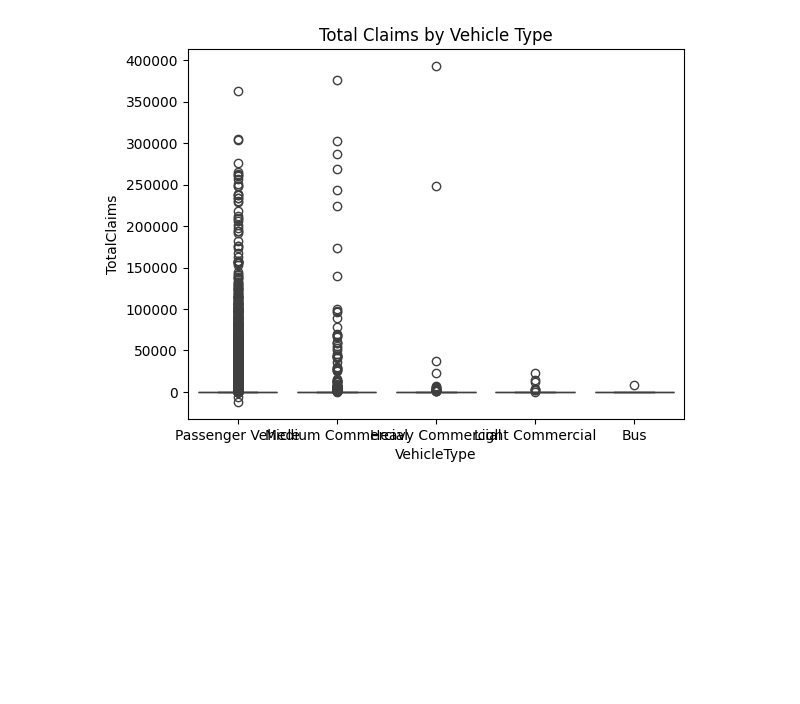
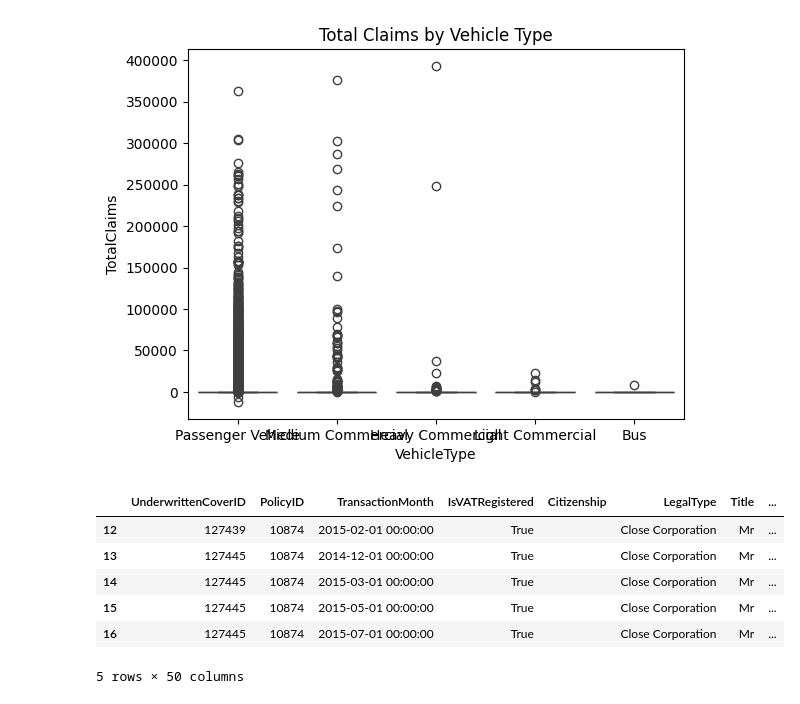
Before and after one commit to Birkity/ACIS, a Jupyter notebook: notebooks/task_1.ipynb, the cells around one changed output. Drawn from its saved outputs; the diff is of its cells as text; code cells hidden in the pictures; blank space fills up the shorter version.

Commit message:
Data preprocessing

```diff
--- a/notebooks/task_1.ipynb
+++ b/notebooks/task_1.ipynb
@@ -182,3 +182,41 @@ plt.title('Total Claims by Vehicle Type')
 plt.show()
 # %% [output]
 [figure]
+# %%
+import numpy as np
+df_cleaned = df.drop(columns=['CrossBorder', 'NumberOfVehiclesInFleet'])
+
+df_cleaned['CustomValueEstimate'] = df_cleaned['CustomValueEstimate'].fillna(df_cleaned['CustomValueEstimate'].median())
+
+
+df_cleaned['Bank'] = df_cleaned['Bank'].fillna(df_cleaned['Bank'].mode()[0])
+df_cleaned['AccountType'] = df_cleaned['AccountType'].fillna(df_cleaned['AccountType'].mode()[0])
+df_cleaned['Gender'] = df_cleaned['Gender'].fillna(df_cleaned['Gender'].mode()[0])
+df_cleaned['MaritalStatus'] = df_cleaned['MaritalStatus'].fillna(df_cleaned['MaritalStatus'].mode()[0])
+df_cleaned['NewVehicle'] = df_cleaned['NewVehicle'].fillna(df_cleaned['NewVehicle'].mode()[0])
+
+
+df_cleaned.dropna(inplace=True)
+
+
+def cap_outliers(series):
+    Q1 = series.quantile(0.25)
+    Q3 = series.quantile(0.75)
+    IQR = Q3 - Q1
+    lower_bound = Q1 - 1.5 * IQR
+    upper_bound = Q3 + 1.5 * IQR
+    return np.clip(series, lower_bound, upper_bound)
+
+df_cleaned['TotalPremium'] = cap_outliers(df_cleaned['TotalPremium'])
+df_cleaned['TotalClaims'] = cap_outliers(df_cleaned['TotalClaims'])
+
+df_cleaned.to_csv('data_cleaned.csv', index=False)
+df_cleaned.head()
+# %% [output]
+|  | UnderwrittenCoverID | PolicyID | TransactionMonth | IsVATRegistered | Citizenship | LegalType | Title | ... |
+| 12 | 127439 | 10874 | 2015-02-01 00:00:00 | True |  | Close Corporation | Mr | ... |
+| 13 | 127445 | 10874 | 2014-12-01 00:00:00 | True |  | Close Corporation | Mr | ... |
+| 14 | 127445 | 10874 | 2015-03-01 00:00:00 | True |  | Close Corporation | Mr | ... |
+| 15 | 127445 | 10874 | 2015-05-01 00:00:00 | True |  | Close Corporation | Mr | ... |
+| 16 | 127445 | 10874 | 2015-07-01 00:00:00 | True |  | Close Corporation | Mr | ... |
+5 rows × 50 columns
```
Also changed, not shown: 1 other file.
